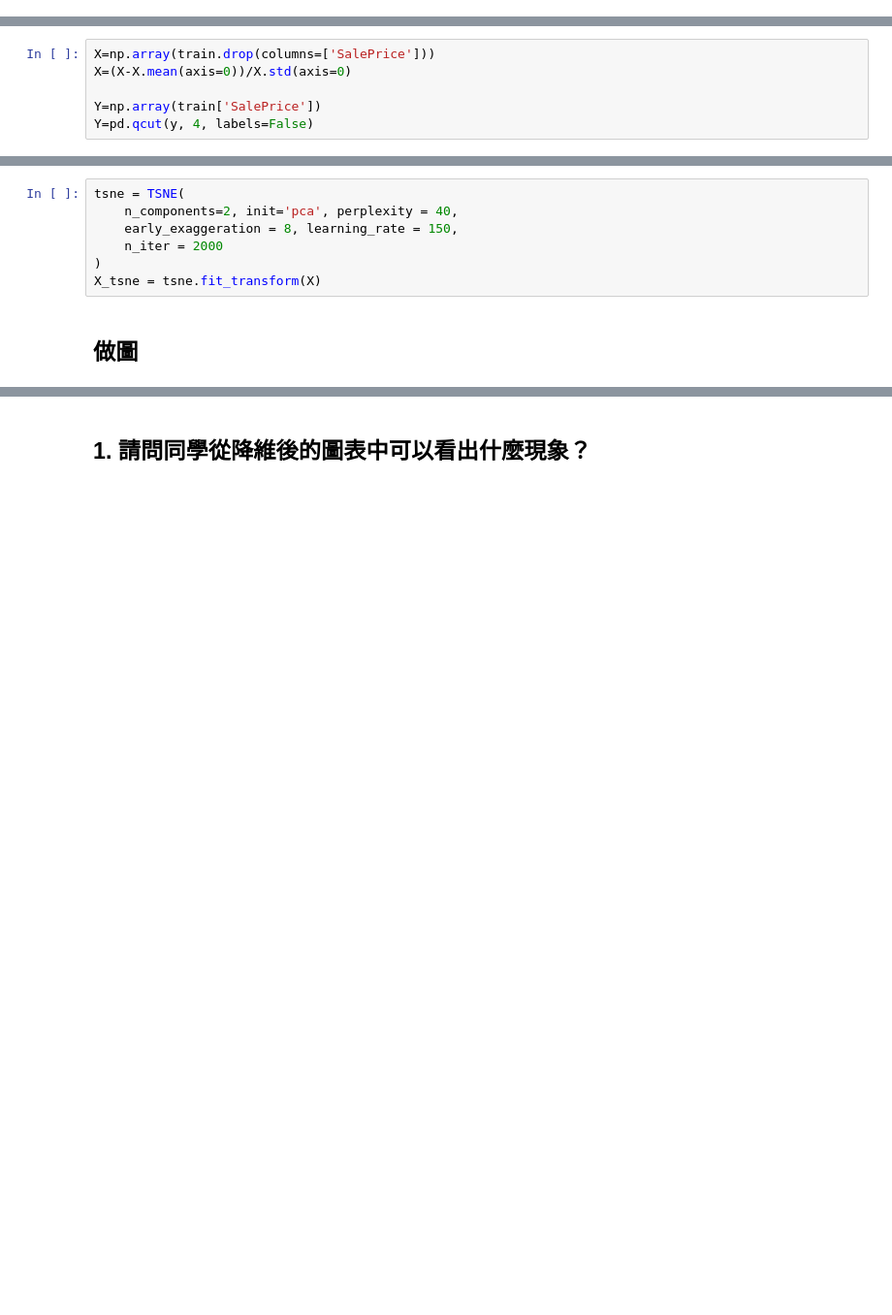
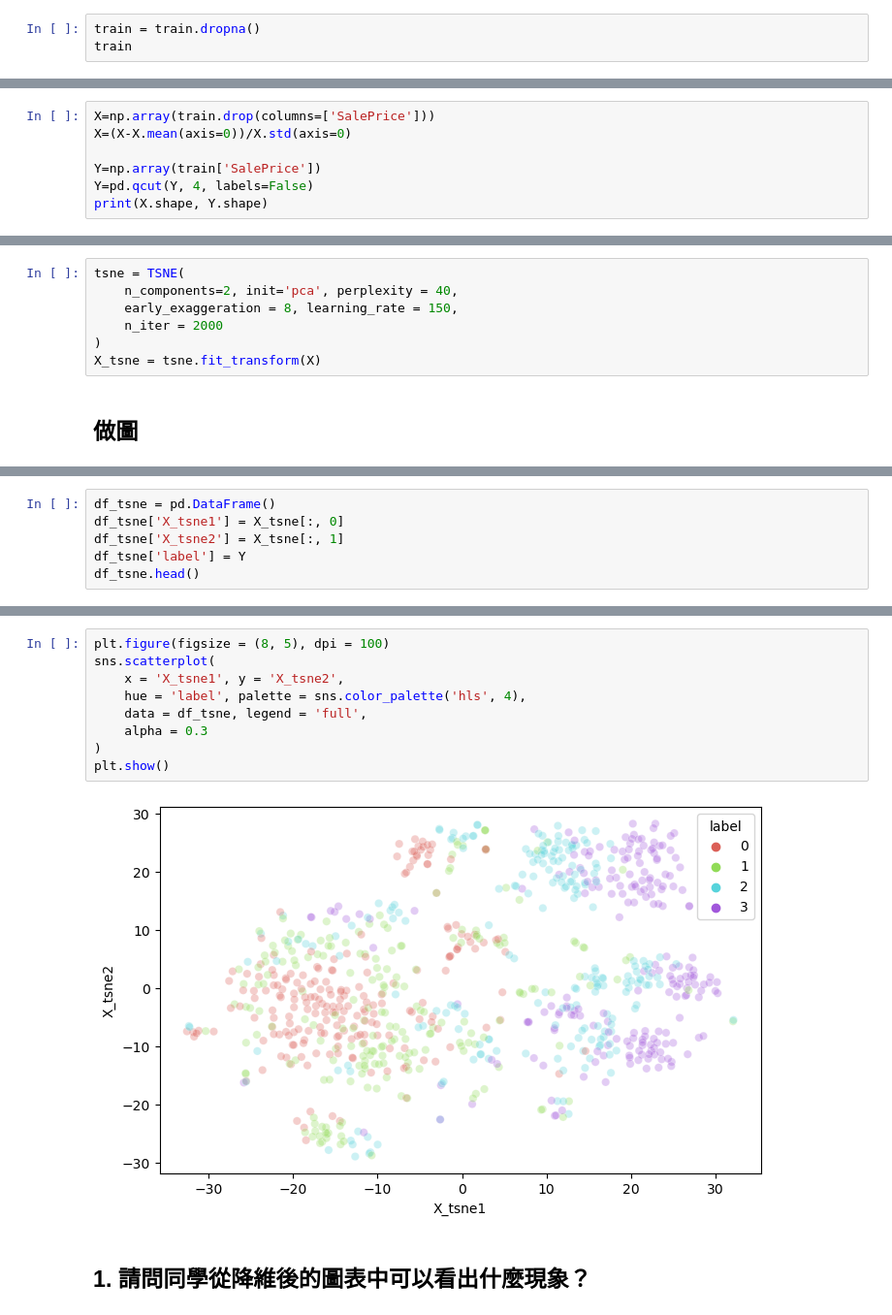
Before and after one commit to lindaya0913/2021AI, a Jupyter notebook: D2/HW_02.ipynb, the cells around one changed output, grey strips where cells are left out. Shown at 97% size. Drawn from its saved outputs; the diff is of its cells as text; blank space fills up the shorter version.

```diff
--- a/D2/HW_02.ipynb
+++ b/D2/HW_02.ipynb
@@ -79,0 +68,3 @@ dtype: int64
+# %%
+train = train.dropna()
+train
@@ -84,5 +89,6 @@ X=np.array(train.drop(columns=['SalePrice']))
 X=(X-X.mean(axis=0))/X.std(axis=0)
 
 Y=np.array(train['SalePrice'])
-Y=pd.qcut(y, 4, labels=False)
+Y=pd.qcut(Y, 4, labels=False)
+print(X.shape, Y.shape)
 # %% [output]
@@ -106,0 +107,6 @@ plt.show()
+# %%
+df_tsne = pd.DataFrame()
+df_tsne['X_tsne1'] = X_tsne[:, 0]
+df_tsne['X_tsne2'] = X_tsne[:, 1]
+df_tsne['label'] = Y
+df_tsne.head()
@@ -107,3 +120,14 @@ plt.show()
+# %%
+plt.figure(figsize = (8, 5), dpi = 100)
+sns.scatterplot(
+    x = 'X_tsne1', y = 'X_tsne2',
+    hue = 'label', palette = sns.color_palette('hls', 4),
+    data = df_tsne, legend = 'full',
+    alpha = 0.3
+)
+plt.show()
+# %% [output]
+[figure, added]
 # %% [markdown]
 ## 1. 請問同學從降維後的圖表中可以看出什麼現象？
 # %% [markdown]
```
Also changed, not shown: parts of 7 cells of this notebook, 2 other files.
